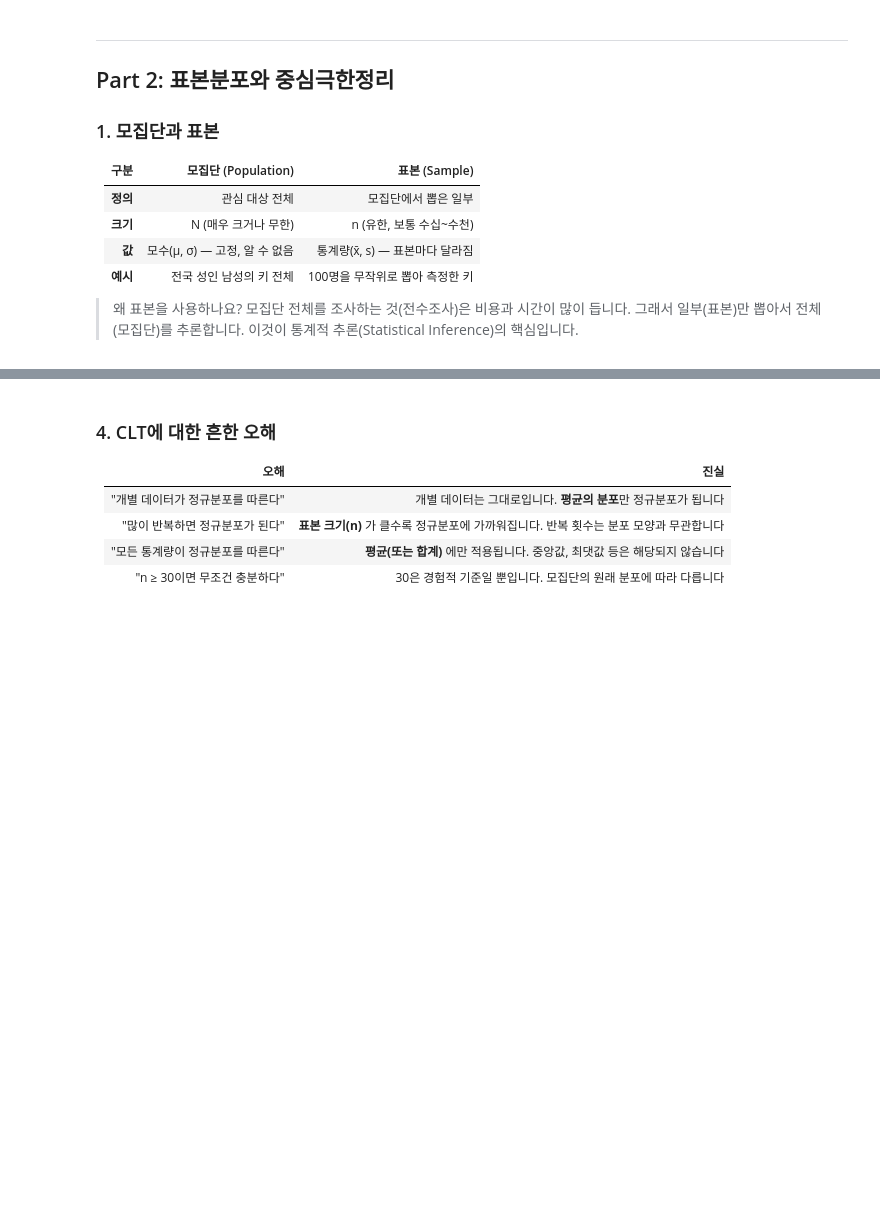
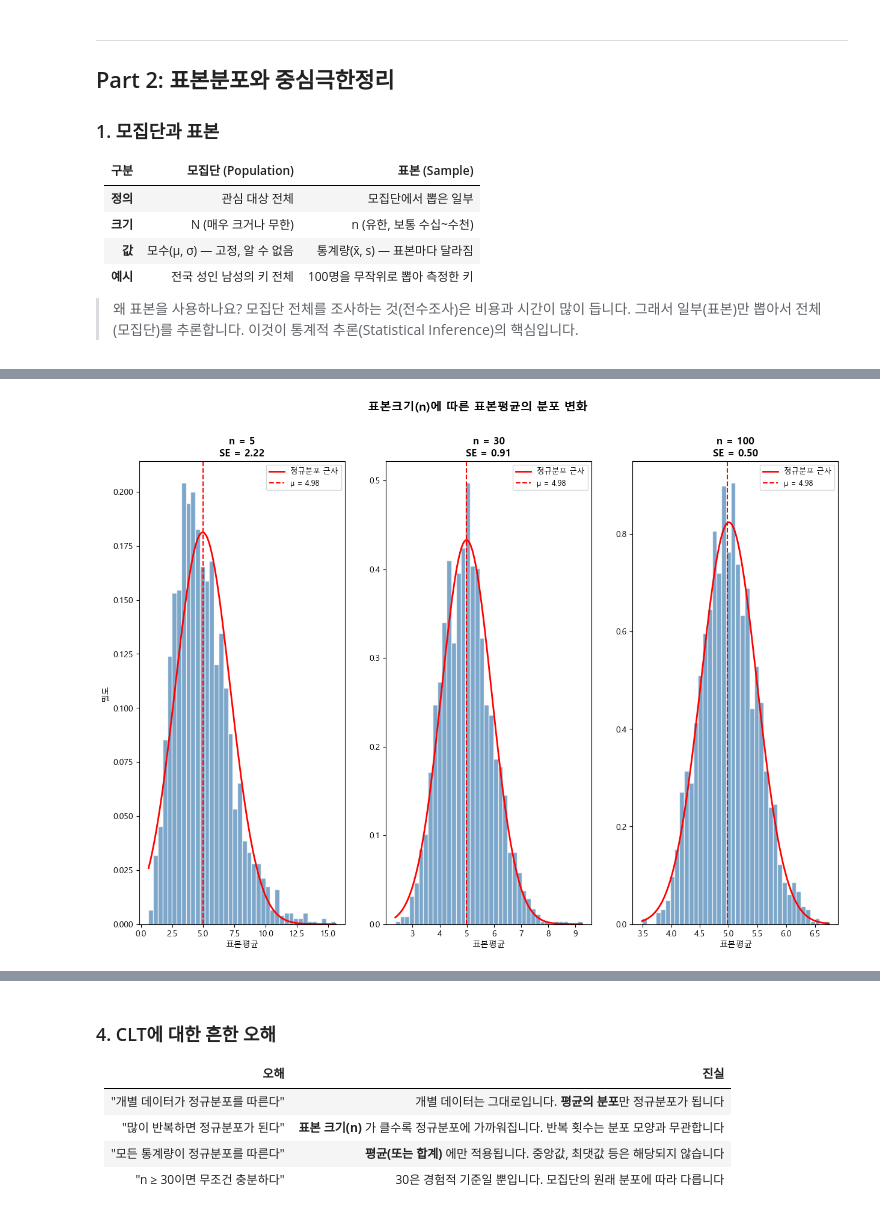
Before and after one commit to SeolMuah/statistics-practice-python, a Jupyter notebook: practice_03.ipynb, the cells around one changed output, grey strips where cells are left out. Drawn from its saved outputs; the diff is of its cells as text; code cells hidden in the pictures; blank space fills up the shorter version.

```diff
--- a/practice_03.ipynb
+++ b/practice_03.ipynb
@@ -130,13 +144,20 @@ print("-" * 50)
 
 for n in [5, 30, 100]:
     # TODO: n개의 표본 추출하여 표본 평균을 구하는 것을 1000번 반복 (np.random.choice)
-    sample_means = None
+    # np.random.choice(population, size=n) : 모집단에서 n개만큼 추출
+    # np.mean(np.random.choice(population, size=n)) : 모집단에서 n개만큼 추출해서 평균을 냄
+
+    # sample_means = [np.mean(np.random.choice(population, size=n)) for _ in range(1000)]
+    # 위 과정을 1000번 반복해서 표본 평균의 개수 1000개를 생성
+    sample_means = []
+    for _ in range(1000) :
+        sample_means.append(np.mean(np.random.choice(population, size=n)))
 
     # TODO: 이론적 표준오차 (pop_std / np.sqrt(n))
-    se_theory = None
+    se_theory = pop_std / np.sqrt(n) #공식
 
     # TODO: 실제 표준오차 (np.std(sample_means))
-    se_actual = None
+    se_actual = np.std(sample_means)
 
     se_theory_viz = se_theory if se_theory is not None else 0
     se_actual_viz = se_actual if se_actual is not None else 0
@@ -149,26 +188,28 @@ for n in [5, 30, 100]:
 # %%
 # 시각화: 표본크기별 표본평균의 분포 (CLT 검증)
-fig, axes = plt.subplots(1, 3, figsize=(15, 5))
+fig, axes = plt.subplots(1, 3, figsize=(15, 10))
 fig.suptitle('표본크기(n)에 따른 표본평균의 분포 변화', fontsize=14, fontweight='bold')
 
 np.random.seed(42)
 for i, n in enumerate([5, 30, 100]):
     sample_means = [np.mean(np.random.choice(population, size=n)) for _ in range(2000)]
 
     axes[i].hist(sample_means, bins=40, density=True, color='steelblue',
                  alpha=0.7, edgecolor='white')
 
     x = np.linspace(min(sample_means), max(sample_means), 200)
     axes[i].plot(x, stats.norm.pdf(x, np.mean(sample_means), np.std(sample_means)),
                  'r-', linewidth=2, label='정규분포 근사')
 
     axes[i].axvline(pop_mean, color='red', linestyle='--', linewidth=1.5,
                     label=f'μ = {pop_mean:.2f}')
     axes[i].set_title(f'n = {n}\nSE = {pop_std/np.sqrt(n):.2f}', fontsize=12, fontweight='bold')
     axes[i].set_xlabel('표본평균')
     axes[i].legend(fontsize=9)
     if i == 0:
         axes[i].set_ylabel('밀도')
+# %% [output]
+[figure, added]
 # %% [markdown]
 ### 3. 중심극한정리 (Central Limit Theorem, CLT)
 
```
Also changed, not shown: parts of 18 cells of this notebook.
